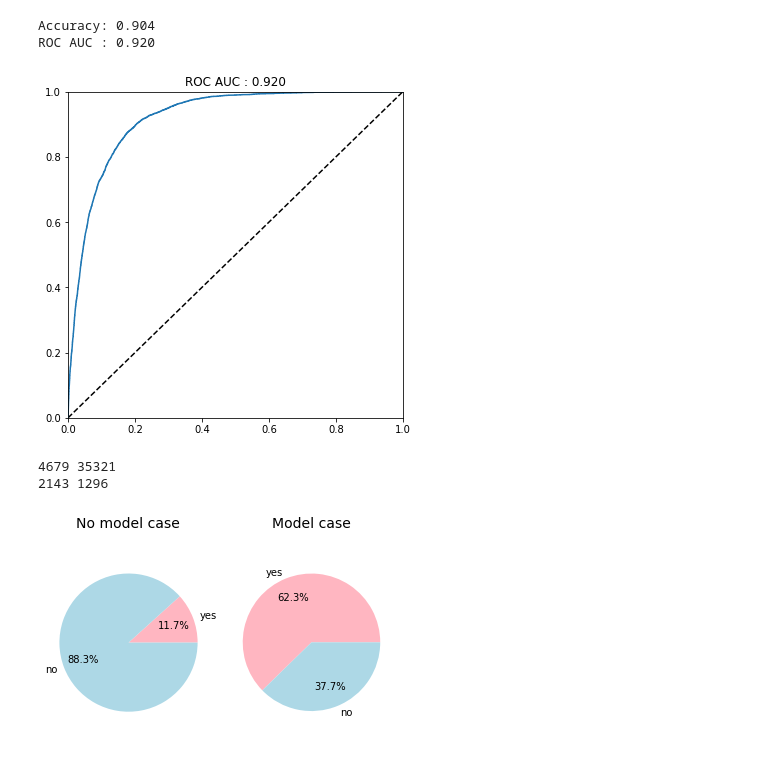
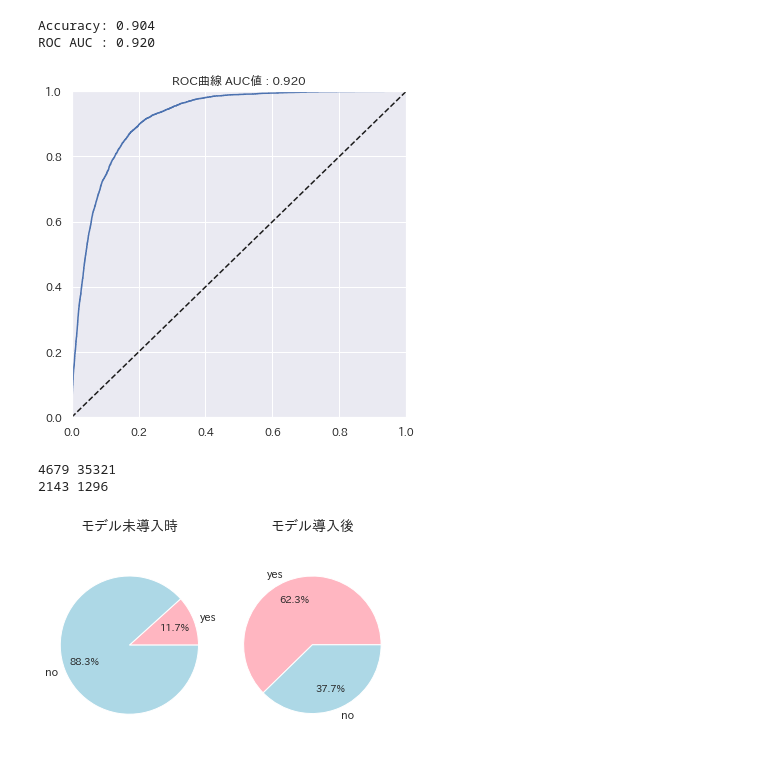
Before and after one commit to makaishi2/sample-data, a Jupyter notebook: notebooks/bank-marketing-autoai-test.ipynb, the cells around one changed output. Saved outputs shown, nothing was run; the diff lists cells and outputs as text; code cells hidden in the pictures.

```diff
--- a/notebooks/bank-marketing-autoai-test.ipynb
+++ b/notebooks/bank-marketing-autoai-test.ipynb
@@ -0,0 +1,13 @@
+# %%
+# 必要ライブラリの導入
+!pip install japanize-matplotlib | tail -n 1
+
+# 必要ライブラリのimport
+import pandas as pd
+import numpy as np
+import matplotlib.pyplot as plt
+
+# 日本語化対応
+import japanize_matplotlib #日本語化matplotlib
+import seaborn as sns
+sns.set(font="IPAexGothic") #日本語フォント設定
@@ -244,19 +255,19 @@ ROC AUC : 0.920
 # %%
 # ROC曲線の描画
 
 %matplotlib inline
 import matplotlib.pyplot as plt
 
 plt.figure(figsize=(6,6))
 plt.clf()
 plt.plot([0, 1], [0, 1], 'k--')
 plt.plot(fpr, tpr, label='ROC Curve')
 plt.xlim([0.0, 1.0])
 plt.ylim([0.0, 1.0])
-plt.title("ROC AUC : %0.3f" % roc_auc)
+plt.title("ROC曲線 AUC値 : %0.3f" % roc_auc)
 plt.show()
 # %% [output]
-[figure, old version]
+[figure, new version]
 # %%
 # 正解データの yesとnoの数の計算
 y_count = np.count_nonzero(correct == 'yes')
@@ -279,7 +290,7 @@ colors = ["lightpink", "lightblue"]
 x = np.array([y_count, n_count])
 plt.pie(x, labels=label, colors=colors,
        autopct="%1.1f%%", pctdistance=0.7)
-plt.title('No model case', fontsize=14)
+plt.title('モデル未導入時', fontsize=14)
 plt.axis('equal')
 
 plt.subplot(1, 2, 2)
@@ -288,9 +299,9 @@ colors = ["lightpink", "lightblue"]
 x = np.array([yy_count, yn_count])
 plt.pie(x, labels=label, colors=colors,
        autopct="%1.1f%%", pctdistance=0.7)
-plt.title('Model case', fontsize=14)
+plt.title('モデル導入後', fontsize=14)
 plt.axis('equal')
 
 plt.show()
 # %% [output]
-[figure, old version]
+[figure, new version]
```
Also changed, not shown: parts of 3 cells of this notebook.
